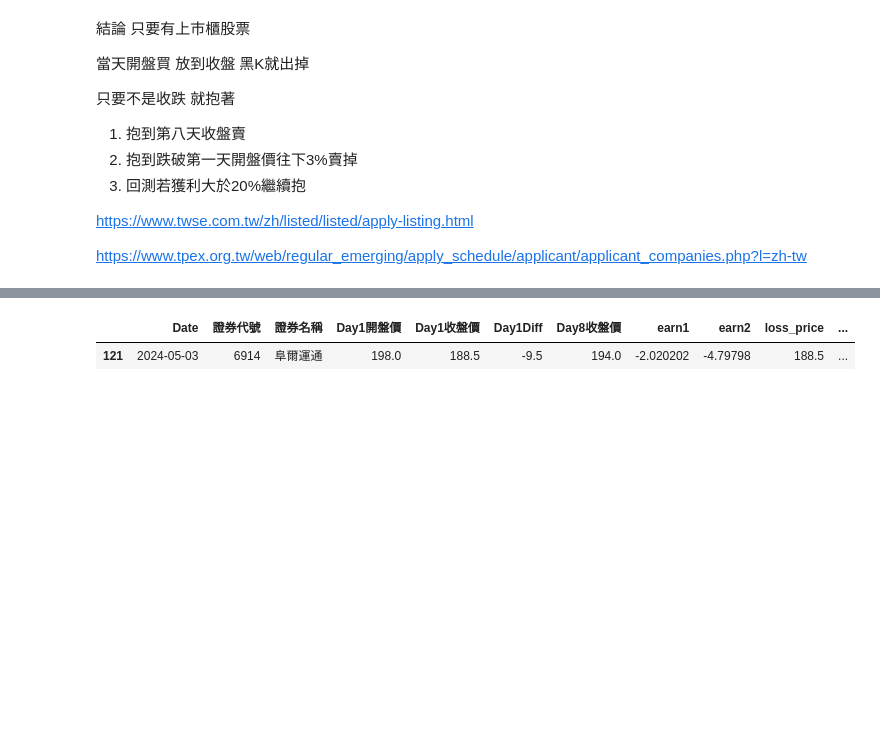
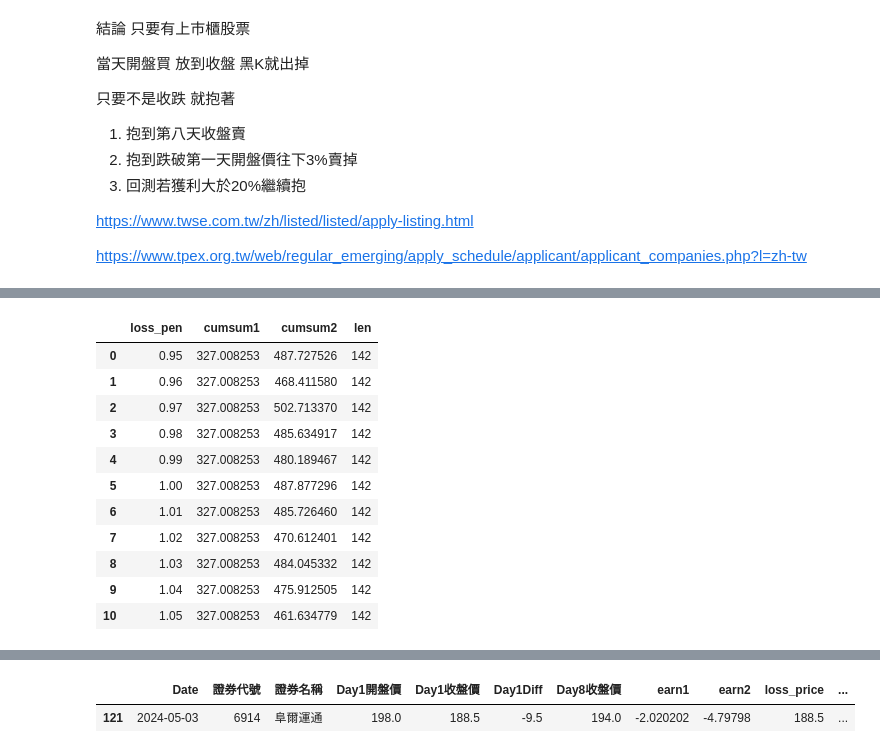
Before and after one commit to mulderfang/stock, a Jupyter notebook: 進出策略/事件交易-策略1_包你發娛樂城.ipynb, the cells around one changed output, grey strips where cells are left out. Saved outputs shown, nothing was run; the diff lists cells and outputs as text; code cells hidden in the pictures; blank space fills up the shorter version.

```diff
--- a/進出策略/事件交易-策略1_上市櫃前幾天買.ipynb
+++ b/進出策略/事件交易-策略1_包你發娛樂城.ipynb
@@ -205,0 +268,15 @@ cumsum_list
+# %%
+cumsum_list
+# %% [output]
+|  | loss_pen | cumsum1 | cumsum2 | len |
+| 0 | 0.95 | 327.008253 | 487.727526 | 142 |
+| 1 | 0.96 | 327.008253 | 468.411580 | 142 |
+| 2 | 0.97 | 327.008253 | 502.713370 | 142 |
+| 3 | 0.98 | 327.008253 | 485.634917 | 142 |
+| 4 | 0.99 | 327.008253 | 480.189467 | 142 |
+| 5 | 1.00 | 327.008253 | 487.877296 | 142 |
+| 6 | 1.01 | 327.008253 | 485.726460 | 142 |
+| 7 | 1.02 | 327.008253 | 470.612401 | 142 |
+| 8 | 1.03 | 327.008253 | 484.045332 | 142 |
+| 9 | 1.04 | 327.008253 | 475.912505 | 142 |
+| 10 | 1.05 | 327.008253 | 461.634779 | 142 |
```
Also changed, not shown: parts of 5 cells of this notebook, 3 other files.
